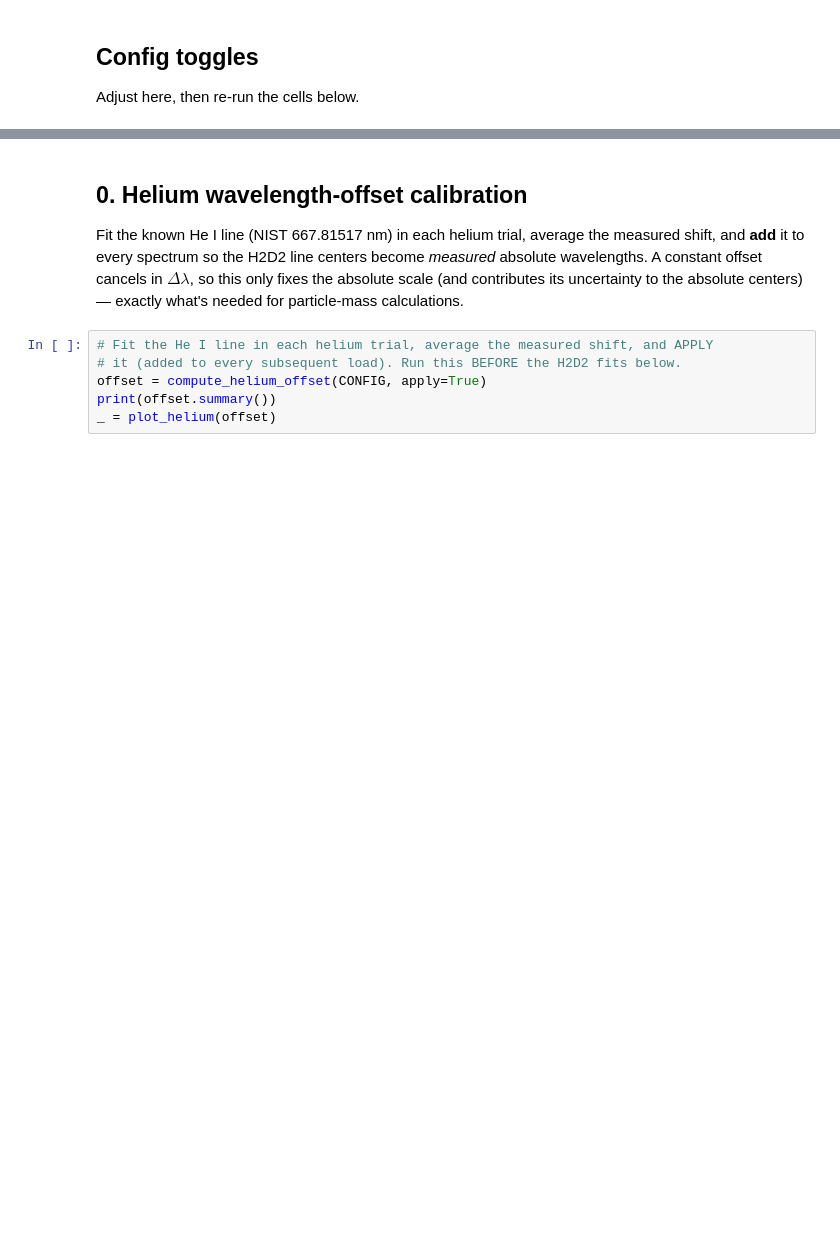
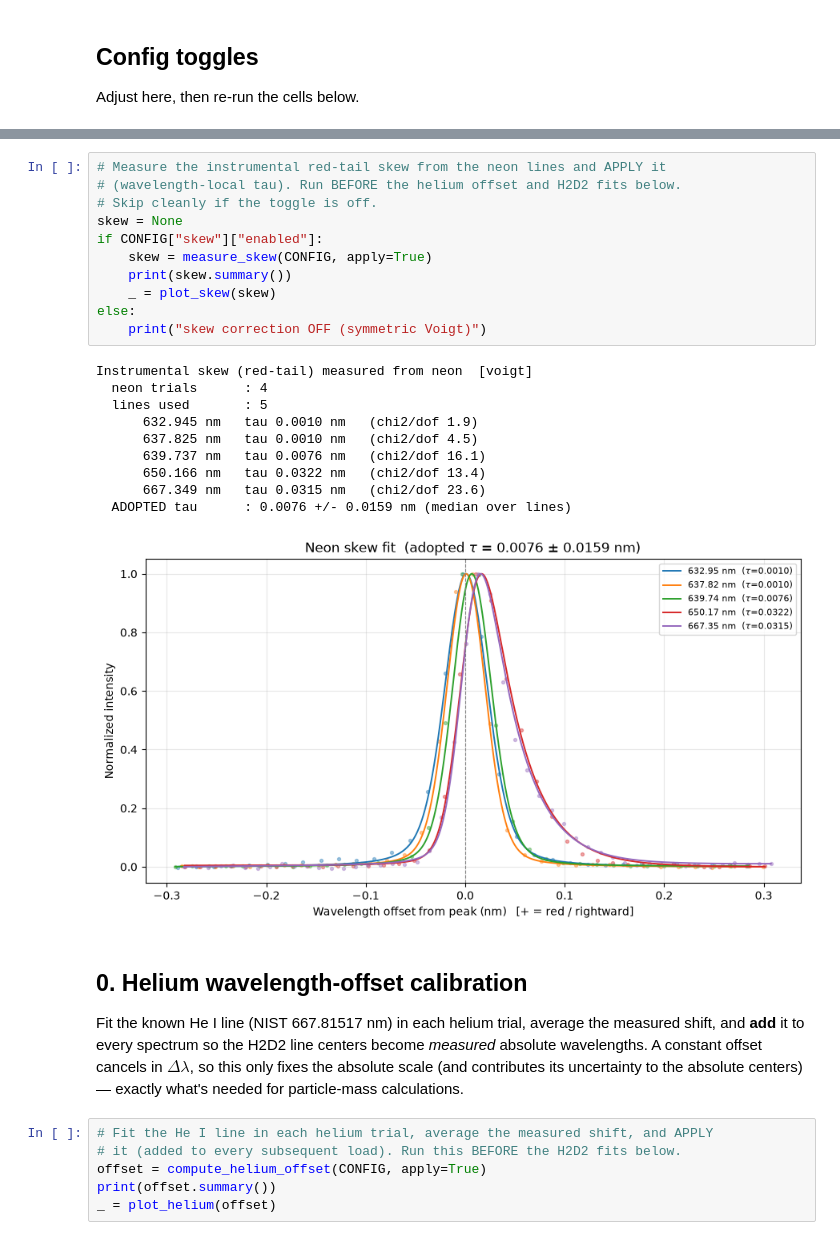
Before and after one commit to Jacob-Matzke/PHY-353L, a Jupyter notebook: H2D2/h2d2_pipeline.ipynb, the cells around one changed output, grey strips where cells are left out. Saved outputs shown, nothing was run; the diff lists cells and outputs as text; blank space fills up the shorter version.

```diff
--- a/H2D2/h2d2_pipeline.ipynb
+++ b/H2D2/h2d2_pipeline.ipynb
@@ -80,3 +89,25 @@ line shape: voigt | H2D2 runs found:
+# %%
+# Measure the instrumental red-tail skew from the neon lines and APPLY it
+# (wavelength-local tau). Run BEFORE the helium offset and H2D2 fits below.
+# Skip cleanly if the toggle is off.
+skew = None
+if CONFIG["skew"]["enabled"]:
+    skew = measure_skew(CONFIG, apply=True)
+    print(skew.summary())
+    _ = plot_skew(skew)
+else:
+    print("skew correction OFF (symmetric Voigt)")
+# %% [output]
+Instrumental skew (red-tail) measured from neon  [voigt]
+  neon trials      : 4
+  lines used       : 5
+      632.945 nm   tau 0.0010 nm   (chi2/dof 1.9)
+      637.825 nm   tau 0.0010 nm   (chi2/dof 4.5)
+      639.737 nm   tau 0.0076 nm   (chi2/dof 16.1)
+      650.166 nm   tau 0.0322 nm   (chi2/dof 13.4)
+      667.349 nm   tau 0.0315 nm   (chi2/dof 23.6)
+  ADOPTED tau      : 0.0076 +/- 0.0159 nm (median over lines)
+[figure, added]
 # %% [markdown]
 ## 0. Helium wavelength-offset calibration
 Fit the known He I line (NIST 667.81517 nm) in each helium trial, average the measured shift, and **add** it to every spectrum so the H2D2 line centers become *measured* absolute wavelengths. A constant offset cancels in $\Delta\lambda$, so this only fixes the absolute scale (and contributes its uncertainty to the absolute centers) — exactly what's needed for particle-mass calculations.
```
Also changed, not shown: parts of 9 cells of this notebook, 19 other files.
